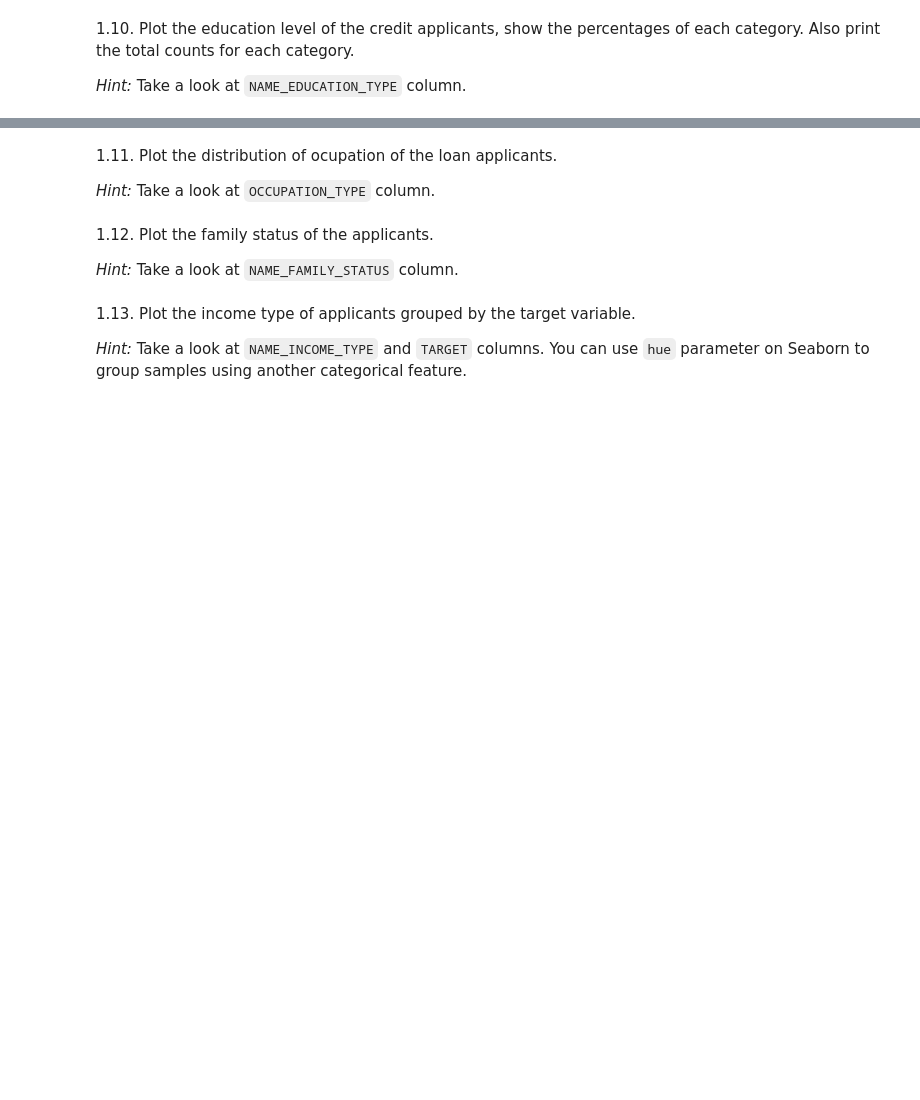
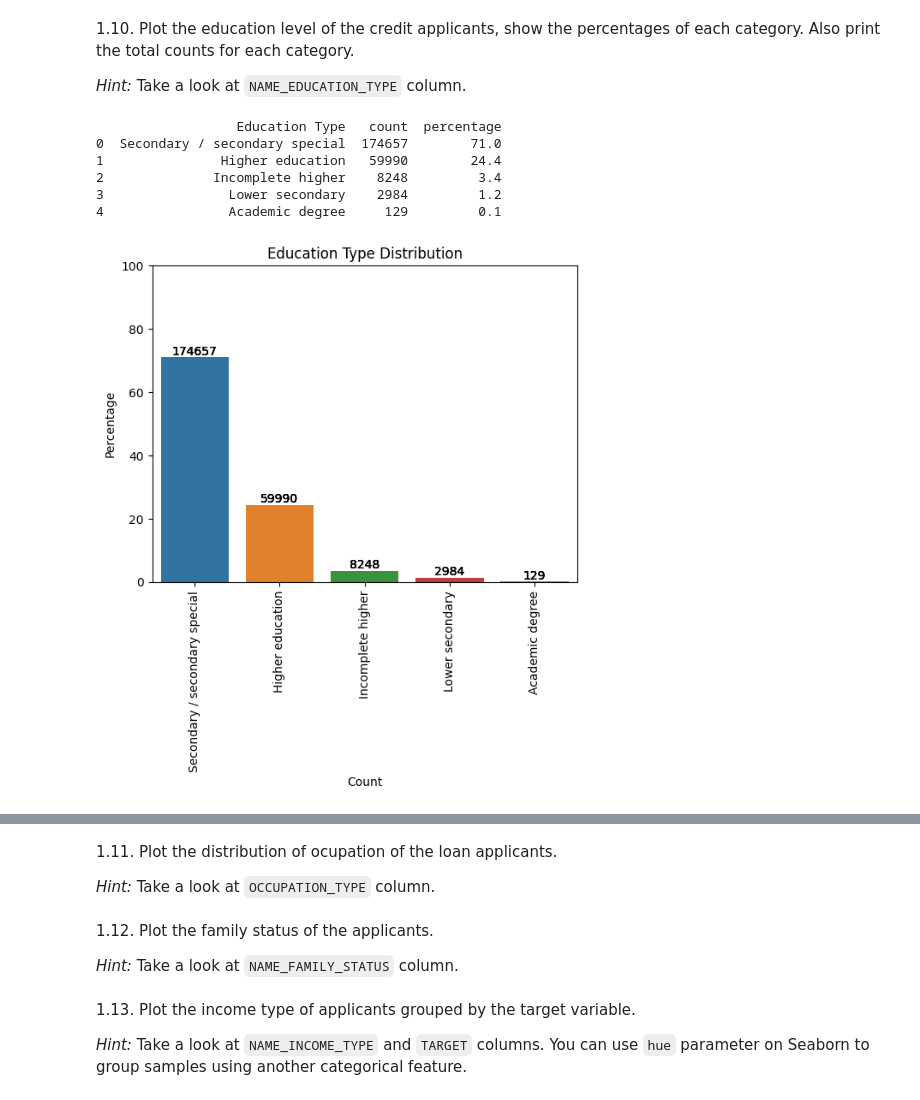
Before and after one commit to murru-dev/anyone-ai-project-2, a Jupyter notebook: AnyoneAI - Sprint Project 02.ipynb, the cells around one changed output, grey strips where cells are left out. Cells and saved outputs as stored; diff of their text form; code cells hidden in the pictures; blank space fills up the shorter version.

```diff
--- a/AnyoneAI - Sprint Project 02.ipynb
+++ b/AnyoneAI - Sprint Project 02.ipynb
@@ -311,0 +296,31 @@ amt_credit_distribution.head(100)
+# %%
+### TODO Complete in this cell: level of education plot
+counts_df = df.NAME_EDUCATION_TYPE.value_counts().rename_axis('Education Type').reset_index(name='count')
+percs_df = df.NAME_EDUCATION_TYPE.value_counts(normalize=True).mul(100).round(1).rename_axis('Education Type').reset_index(name='percentage')
+net_distribution = counts_df.merge(percs_df)
+print(net_distribution)
+
+splot = sns.barplot(x='Education Type', y='percentage', data=net_distribution)
+# splot = sns.barplot(x='count', y='percentage', data=net_distribution, hue=net_distribution['Education Type'])
+splot.set(title='Education Type Distribution')
+
+plt.xlabel('Count')
+plt.ylabel('Percentage')
+
+counts = counts_df['count']
+for c in counts:
+    plt.bar_label(splot.containers[0], labels=counts, fmt='%.1f')
+
+plt.xticks(rotation=90)
+
+plt.ylim([0, 100])
+
+plt.show()
+# %% [output]
+                  Education Type   count  percentage
+0  Secondary / secondary special  174657        71.0
+1               Higher education   59990        24.4
+2              Incomplete higher    8248         3.4
+3                Lower secondary    2984         1.2
+4                Academic degree     129         0.1
+[figure, added]
```
Also changed, not shown: parts of 6 cells of this notebook.
